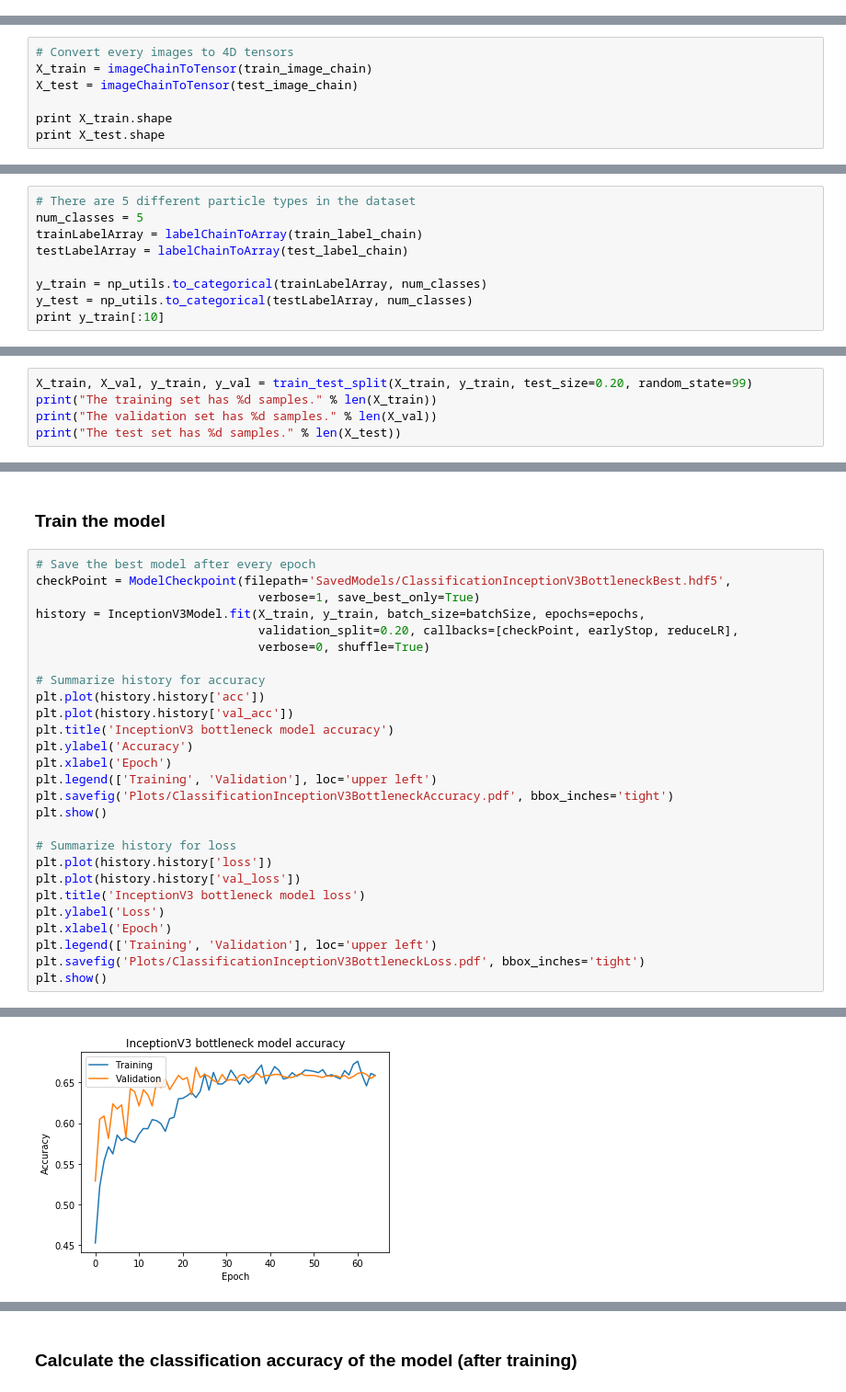
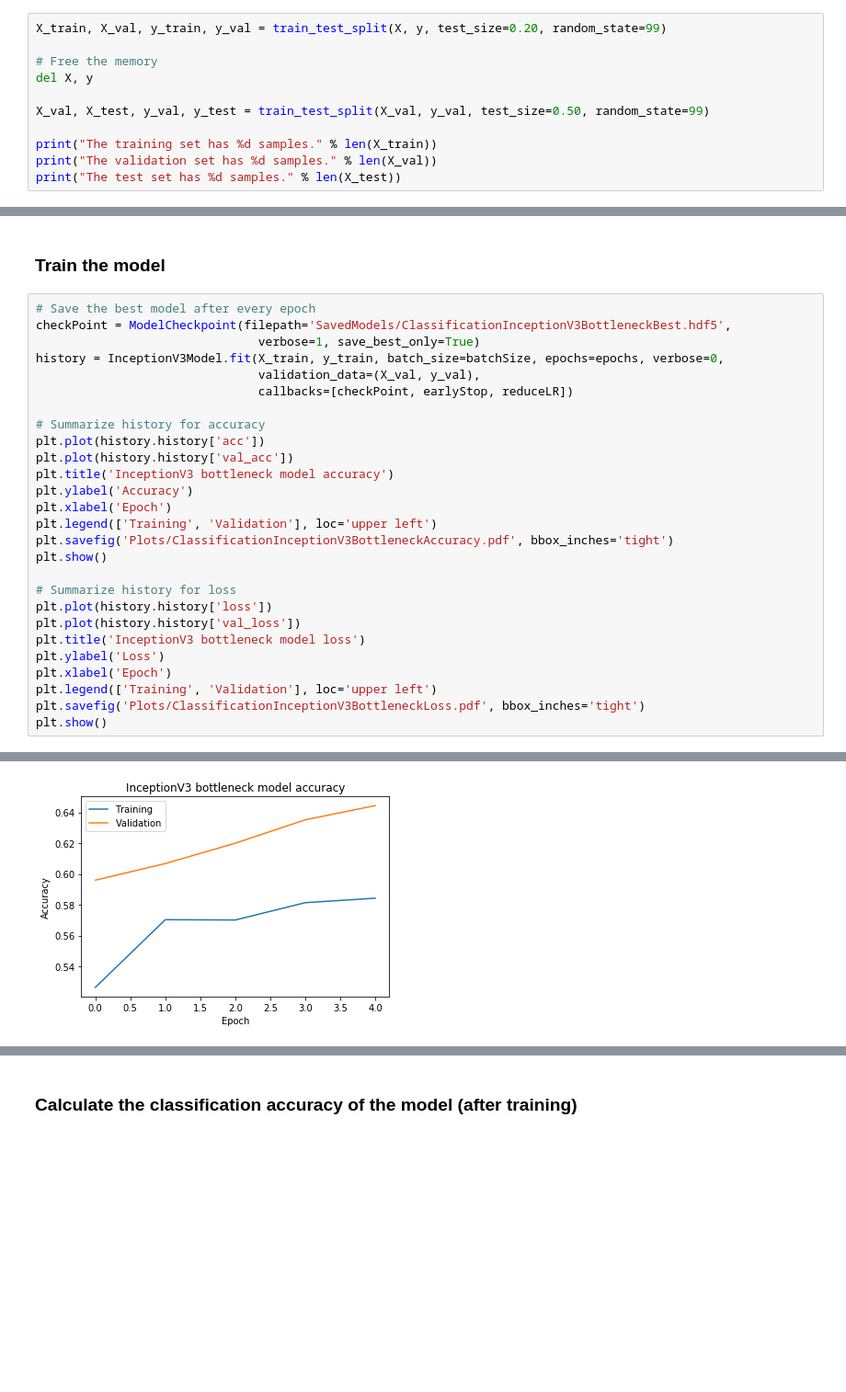
Before and after one commit to ArbinTimilsina/ParticleTagging, a Jupyter notebook: ParticleClassification.ipynb, the cells around one changed output, grey strips where cells are left out. Shown: that part at 92% size. Cells and saved outputs as stored; diff of their text form; blank space fills up the shorter version.

```diff
--- a/ParticleClassification.ipynb
+++ b/ParticleClassification.ipynb
@@ -97,0 +153,11 @@ print 'Found', test_label_chain.GetEntries(), 'labels in test dataset!'
+# %%
+X_train, X_val, y_train, y_val = train_test_split(X, y, test_size=0.20, random_state=99)
+
+# Free the memory
+del X, y
+
+X_val, X_test, y_val, y_test = train_test_split(X_val, y_val, test_size=0.50, random_state=99)
+
+print("The training set has %d samples." % len(X_train))
+print("The validation set has %d samples." % len(X_val))
+print("The test set has %d samples." % len(X_test))
@@ -178,7 +214,0 @@ def labelChainToArray(labelChain):
-# %%
-# Convert every images to 4D tensors
-X_train = imageChainToTensor(train_image_chain)
-X_test = imageChainToTensor(test_image_chain)
-
-print X_train.shape
-print X_test.shape
@@ -194,9 +214,0 @@ print X_train[0].shape
-# %%
-# There are 5 different particle types in the dataset
-num_classes = 5
-trainLabelArray = labelChainToArray(train_label_chain)
-testLabelArray = labelChainToArray(test_label_chain)
-
-y_train = np_utils.to_categorical(trainLabelArray, num_classes)
-y_test = np_utils.to_categorical(testLabelArray, num_classes)
-print y_train[:10]
@@ -214,5 +214,0 @@ print y_train[:10]
-# %%
-X_train, X_val, y_train, y_val = train_test_split(X_train, y_train, test_size=0.20, random_state=99)
-print("The training set has %d samples." % len(X_train))
-print("The validation set has %d samples." % len(X_val))
-print("The test set has %d samples." % len(X_test))
@@ -426,9 +402,9 @@ InceptionV3Model.compile(loss='categorical_crossentropy', optimizer='adam', metr
 # Save the best model after every epoch
 checkPoint = ModelCheckpoint(filepath='SavedModels/ClassificationInceptionV3BottleneckBest.hdf5',
                                verbose=1, save_best_only=True)
-history = InceptionV3Model.fit(X_train, y_train, batch_size=batchSize, epochs=epochs,
-                               validation_split=0.20, callbacks=[checkPoint, earlyStop, reduceLR],
-                               verbose=0, shuffle=True)
+history = InceptionV3Model.fit(X_train, y_train, batch_size=batchSize, epochs=epochs, verbose=0,
+                               validation_data=(X_val, y_val),
+                               callbacks=[checkPoint, earlyStop, reduceLR])
 
 # Summarize history for accuracy
 plt.plot(history.history['acc'])
@@ -470 +434 @@ Epoch 00064: early stopping
-[figure, old version]
+[figure, new version]
```
Also changed, not shown: parts of 36 cells of this notebook, 18 other files.
